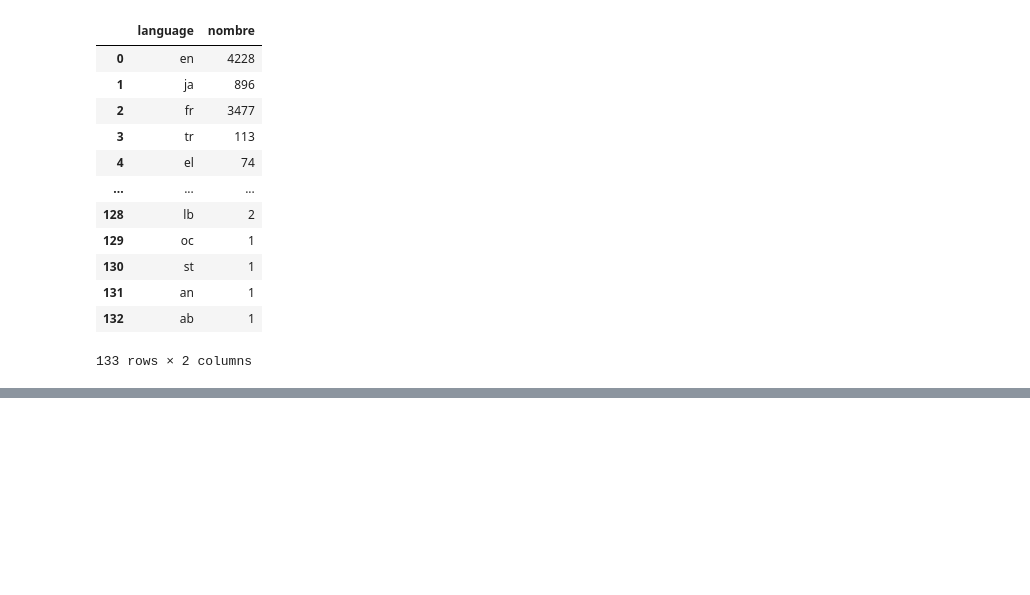
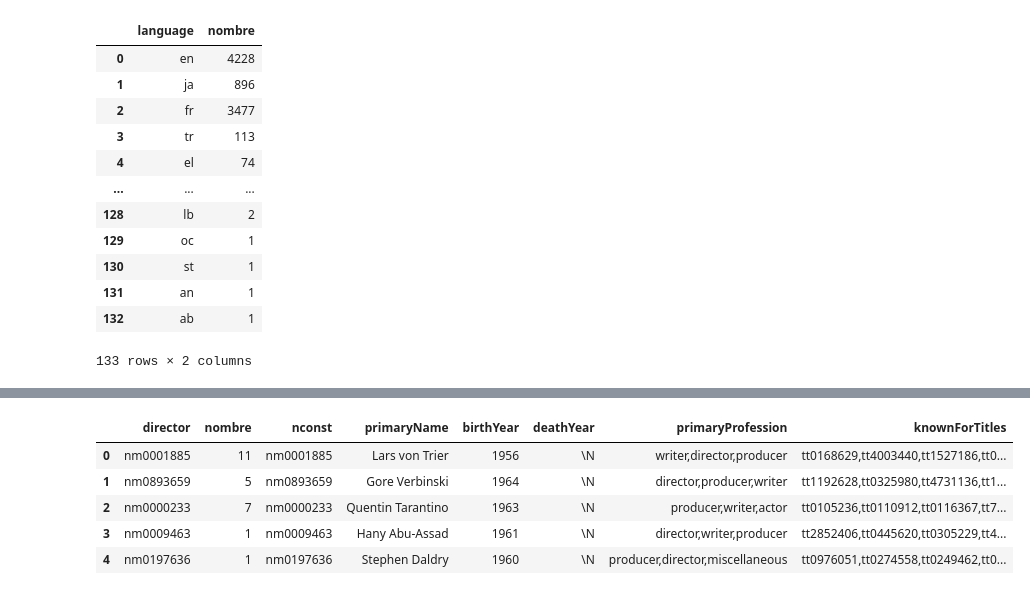
Before and after one commit to Cynthia-OK/CreuseLlywood, a Jupyter notebook: statistiques.ipynb, the cells around one changed output, grey strips where cells are left out. Saved outputs shown, nothing was run; the diff lists cells and outputs as text; code cells hidden in the pictures; blank space fills up the shorter version.

```diff
--- a/statistiques.ipynb
+++ b/statistiques.ipynb
@@ -535,0 +553,25 @@ test
+# %%
+df_directeur_sans_nom = pd.DataFrame(columns=['director','nombre'])
+
+
+for i in films['directors'].items():
+    # print(i[1])
+    # print(i[1])
+    # print(type(i[1]))
+    # string_directeur = i[1]
+    # string_directeur = string_directeur.replace("['","")
+    # string_directeur = string_directeur.replace("']","")
+    # string_directeur = string_directeur.replace("'","")
+    liste_directeur = i[1].split(",")
+    # print(liste_directeur)
+    # print(len(liste_directeur))
+    for directeur in liste_directeur:
+        if directeur not in df_directeur_sans_nom['director'].values:
+            # Ajouter une nouvelle ligne
+            new_row = pd.DataFrame({'director': [directeur], 'nombre': [1]})
+            df_directeur_sans_nom = pd.concat([df_directeur_sans_nom, new_row], ignore_index=True)
+        else:
+            # Incrémenter le compteur
+            idx = df_directeur_sans_nom[df_directeur_sans_nom['director'] == directeur].index
+            df_directeur_sans_nom.loc[idx, 'nombre'] += 1
+df_directeur_sans_nom
@@ -535,0 +592,2 @@ test
+# %%
+name_basics = pd.read_csv("./donnees/IMDb/name.basics.tsv/name.basics.tsv", sep="\t", low_memory=False)
@@ -535,0 +603,15 @@ test
+# %%
+df_directeur_avec_nom = pd.merge(df_directeur_sans_nom,
+                                 name_basics,
+                                 how = 'left',
+                                 left_on = 'director',
+                                 right_on = 'nconst'
+                            )
+df_directeur_avec_nom.head()
+# %% [output]
+|  | director | nombre | nconst | primaryName | birthYear | deathYear | primaryProfession | knownForTitles |
+| 0 | nm0001885 | 11 | nm0001885 | Lars von Trier | 1956 | \N | writer,director,producer | tt0168629,tt4003440,tt1527186,tt0... |
+| 1 | nm0893659 | 5 | nm0893659 | Gore Verbinski | 1964 | \N | director,producer,writer | tt1192628,tt0325980,tt4731136,tt1... |
+| 2 | nm0000233 | 7 | nm0000233 | Quentin Tarantino | 1963 | \N | producer,writer,actor | tt0105236,tt0110912,tt0116367,tt7... |
+| 3 | nm0009463 | 1 | nm0009463 | Hany Abu-Assad | 1961 | \N | director,writer,producer | tt2852406,tt0445620,tt0305229,tt4... |
+| 4 | nm0197636 | 1 | nm0197636 | Stephen Daldry | 1960 | \N | producer,director,miscellaneous | tt0976051,tt0274558,tt0249462,tt0... |
```
Also changed, not shown: parts of 26 cells of this notebook, 1 other file.
